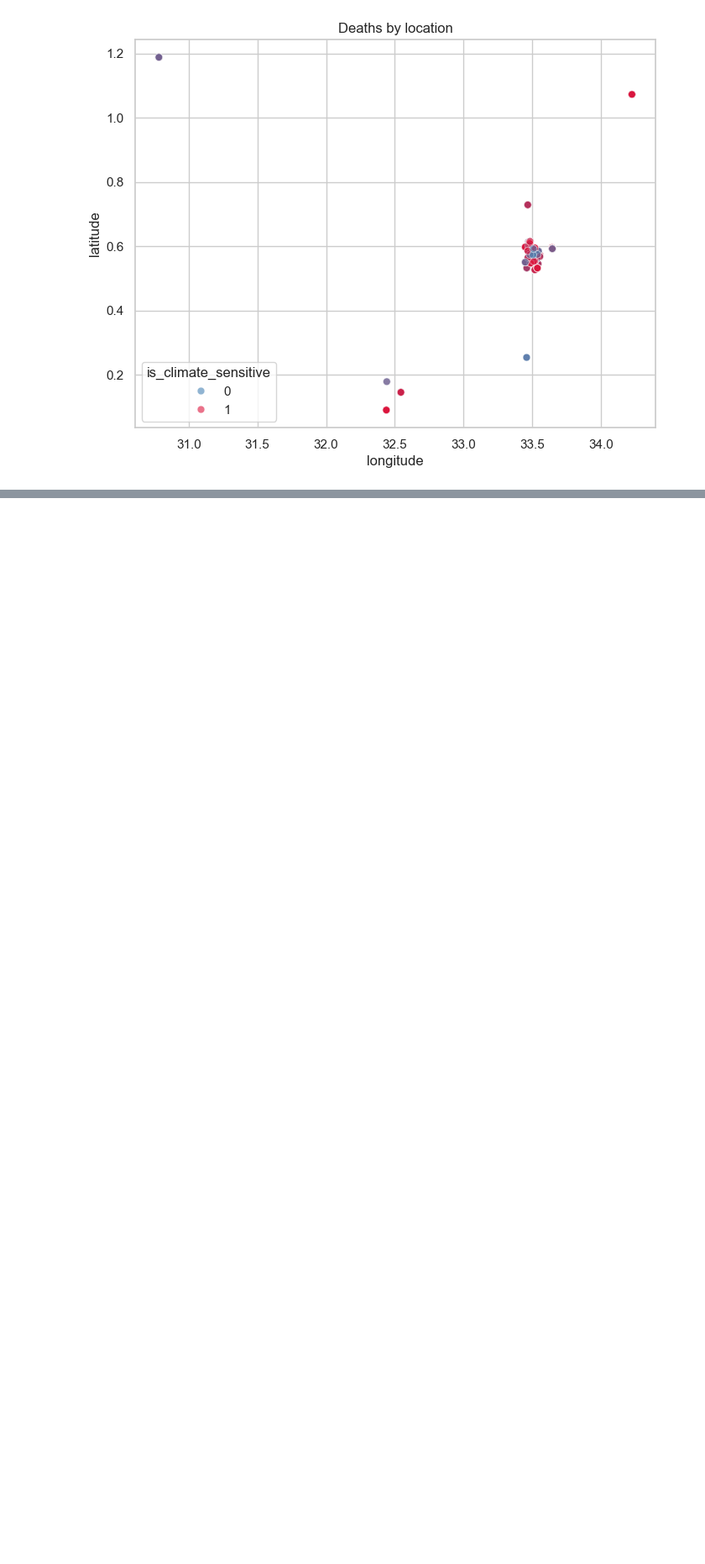
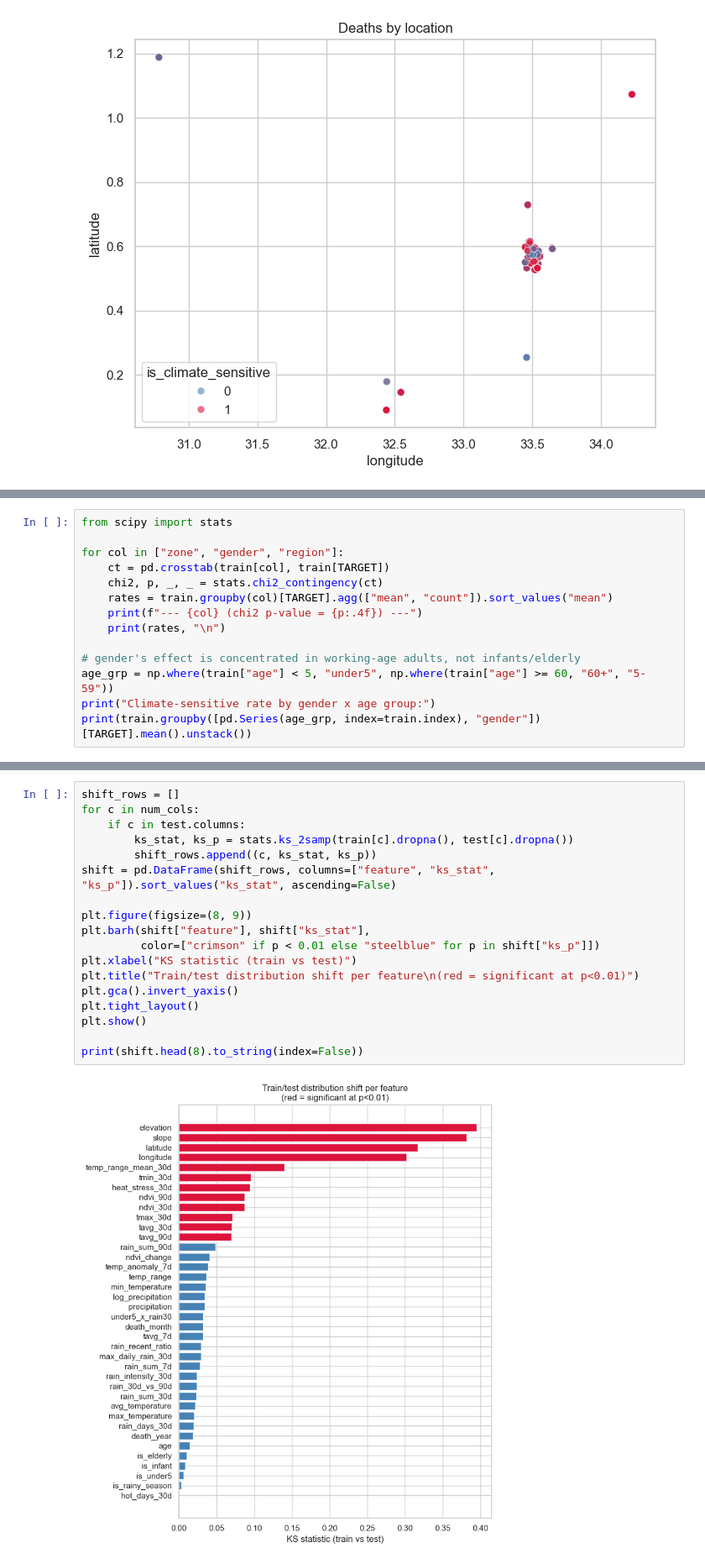
Before and after one commit to DevLaukey/Climate-risk-health-prediction, a Jupyter notebook: climate-risk-health-prediction-simple.ipynb, the cells around one changed output, grey strips where cells are left out. Shown at 84% size. Saved outputs shown, nothing was run; the diff lists cells and outputs as text; blank space fills up the shorter version.

```diff
--- a/climate-risk-health-prediction-simple.ipynb
+++ b/climate-risk-health-prediction-simple.ipynb
@@ -191,0 +388,14 @@ plt.show()
+# %%
+from scipy import stats
+
+for col in ["zone", "gender", "region"]:
+    ct = pd.crosstab(train[col], train[TARGET])
+    chi2, p, _, _ = stats.chi2_contingency(ct)
+    rates = train.groupby(col)[TARGET].agg(["mean", "count"]).sort_values("mean")
+    print(f"--- {col} (chi2 p-value = {p:.4f}) ---")
+    print(rates, "\n")
+
+# gender's effect is concentrated in working-age adults, not infants/elderly
+age_grp = np.where(train["age"] < 5, "under5", np.where(train["age"] >= 60, "60+", "5-59"))
+print("Climate-sensitive rate by gender x age group:")
+print(train.groupby([pd.Series(age_grp, index=train.index), "gender"])[TARGET].mean().unstack())
@@ -191,0 +445,20 @@ plt.show()
+# %%
+shift_rows = []
+for c in num_cols:
+    if c in test.columns:
+        ks_stat, ks_p = stats.ks_2samp(train[c].dropna(), test[c].dropna())
+        shift_rows.append((c, ks_stat, ks_p))
+shift = pd.DataFrame(shift_rows, columns=["feature", "ks_stat", "ks_p"]).sort_values("ks_stat", ascending=False)
+
+plt.figure(figsize=(8, 9))
+plt.barh(shift["feature"], shift["ks_stat"],
+         color=["crimson" if p < 0.01 else "steelblue" for p in shift["ks_p"]])
+plt.xlabel("KS statistic (train vs test)")
+plt.title("Train/test distribution shift per feature\n(red = significant at p<0.01)")
+plt.gca().invert_yaxis()
+plt.tight_layout()
+plt.show()
+
+print(shift.head(8).to_string(index=False))
+# %% [output]
+[figure, added]
```
Also changed, not shown: parts of 27 cells of this notebook, 5 other files.
